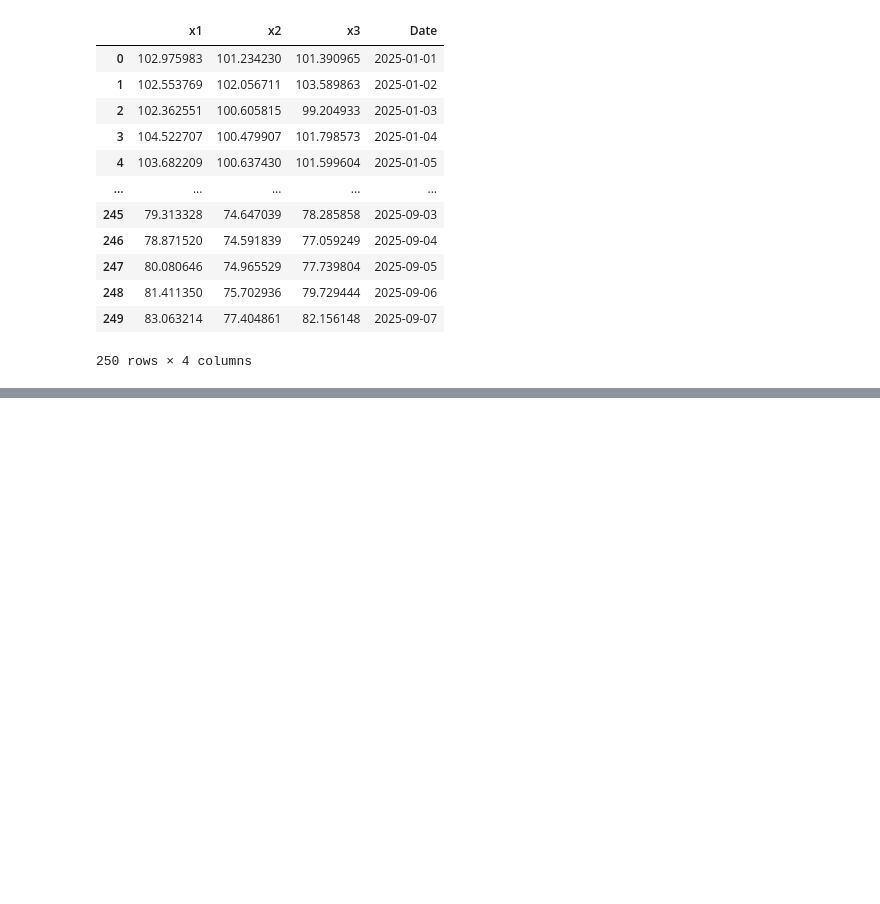
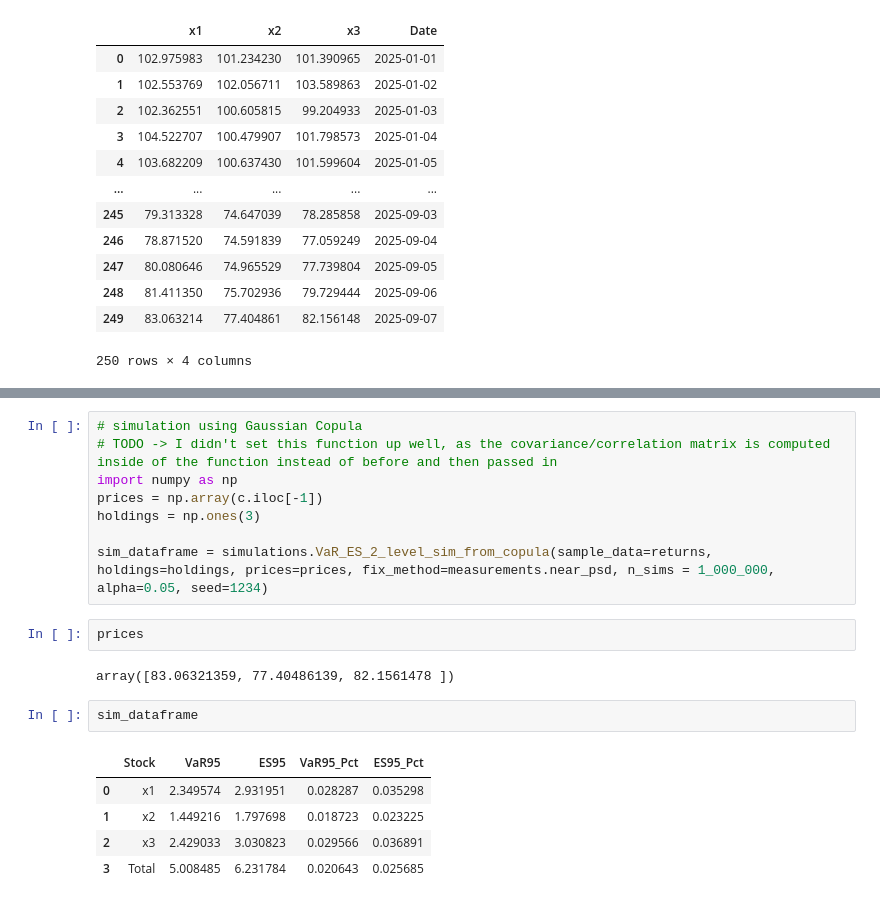
Before and after one commit to caelum24/FINTECH545, a Jupyter notebook: midterm.ipynb, the cells around one changed output, grey strips where cells are left out. Saved outputs shown, nothing was run; the diff lists cells and outputs as text; blank space fills up the shorter version.

```diff
--- a/midterm.ipynb
+++ b/midterm.ipynb
@@ -148,0 +373,20 @@ data_6
+# %%
+# simulation using Gaussian Copula
+# TODO -> I didn't set this function up well, as the covariance/correlation matrix is computed inside of the function instead of before and then passed in
+import numpy as np
+prices = np.array(c.iloc[-1])
+holdings = np.ones(3)
+
+sim_dataframe = simulations.VaR_ES_2_level_sim_from_copula(sample_data=returns, holdings=holdings, prices=prices, fix_method=measurements.near_psd, n_sims = 1_000_000, alpha=0.05, seed=1234)
+# %%
+prices
+# %% [output]
+array([83.06321359, 77.40486139, 82.1561478 ])
+# %%
+sim_dataframe
+# %% [output]
+|  | Stock | VaR95 | ES95 | VaR95_Pct | ES95_Pct |
+| 0 | x1 | 2.349574 | 2.931951 | 0.028287 | 0.035298 |
+| 1 | x2 | 1.449216 | 1.797698 | 0.018723 | 0.023225 |
+| 2 | x3 | 2.429033 | 3.030823 | 0.029566 | 0.036891 |
+| 3 | Total | 5.008485 | 6.231784 | 0.020643 | 0.025685 |
```
Also changed, not shown: parts of 37 cells of this notebook, 8 other files.
